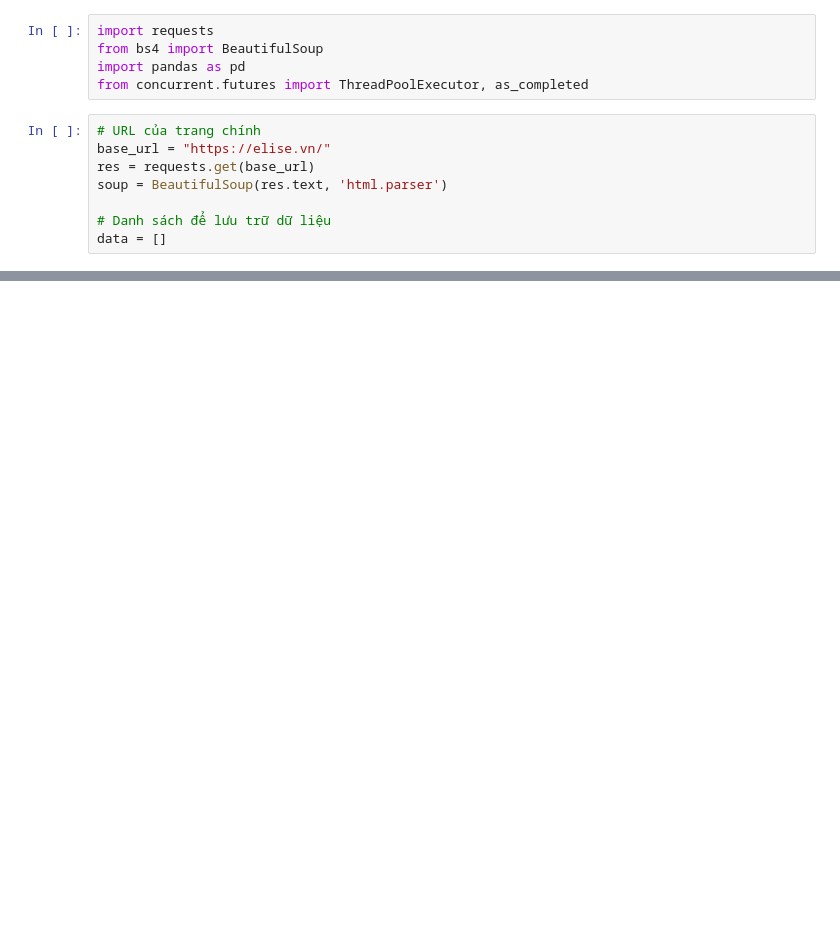
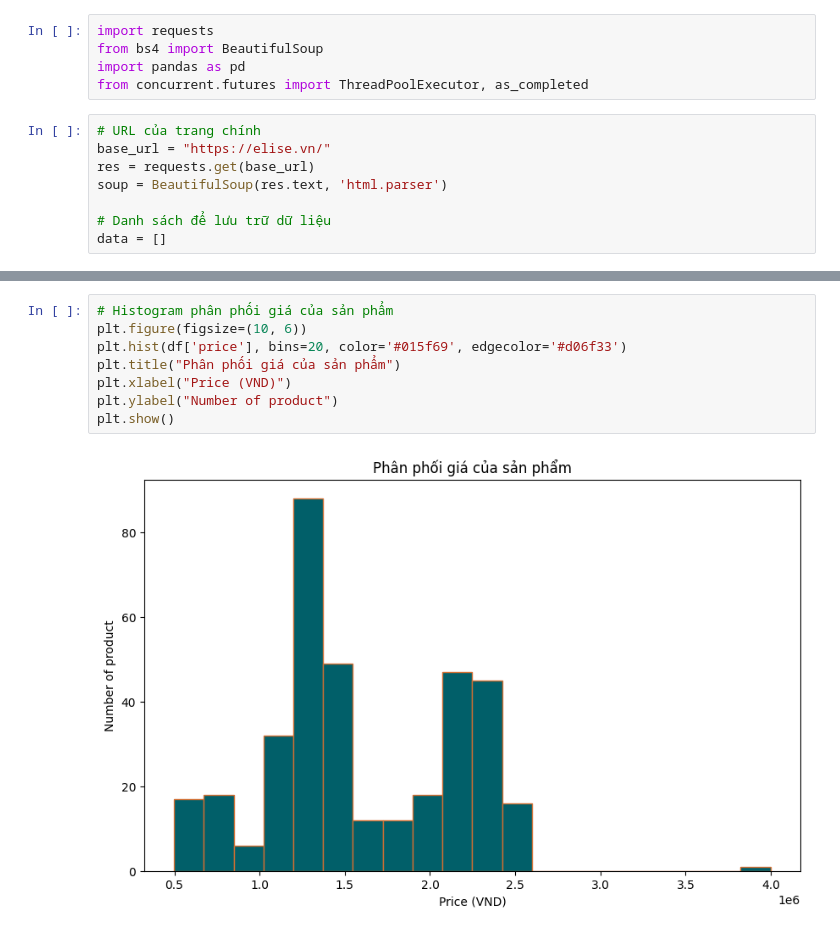
Before and after one commit to TuyetNguyenThi/HocKyDoanhNghiep, a Jupyter notebook: Nhiemvubosung.ipynb, the cells around one changed output, grey strips where cells are left out. Saved outputs shown, nothing was run; the diff lists cells and outputs as text; blank space fills up the shorter version.

```diff
--- a/Nhiemvubosung.ipynb
+++ b/Nhiemvubosung.ipynb
@@ -99,0 +195,10 @@ df.to_excel("C:/Users/Documents/Nhiem vu bo sung/Nhiem vu bo sung.xlsx" , index=
+# %%
+# Histogram phân phối giá của sản phẩm
+plt.figure(figsize=(10, 6))
+plt.hist(df['price'], bins=20, color='#015f69', edgecolor='#d06f33')
+plt.title("Phân phối giá của sản phẩm")
+plt.xlabel("Price (VND)")
+plt.ylabel("Number of product")
+plt.show()
+# %% [output]
+[figure, added]
```
Also changed, not shown: parts of 15 cells of this notebook.
